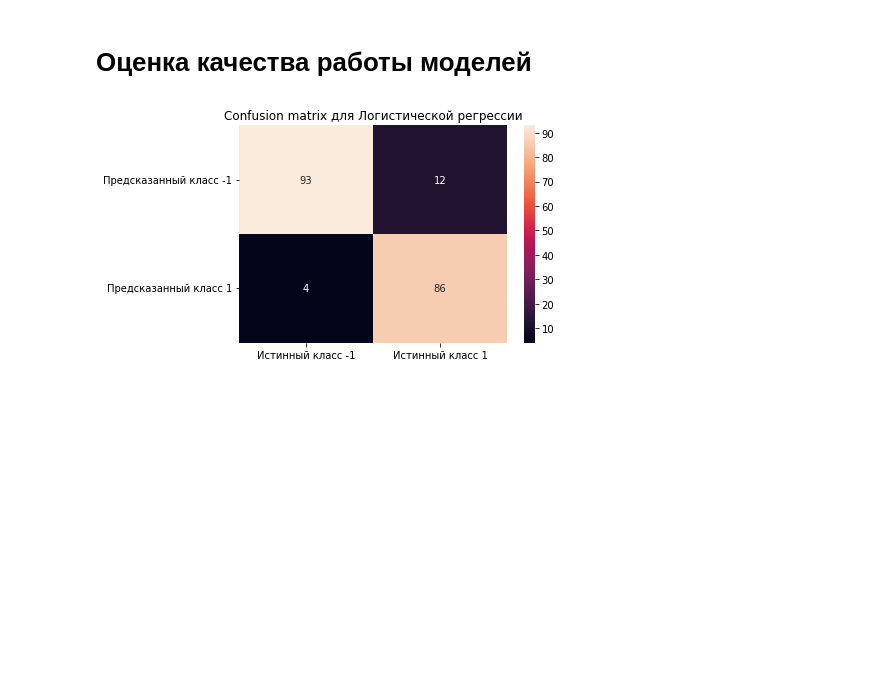
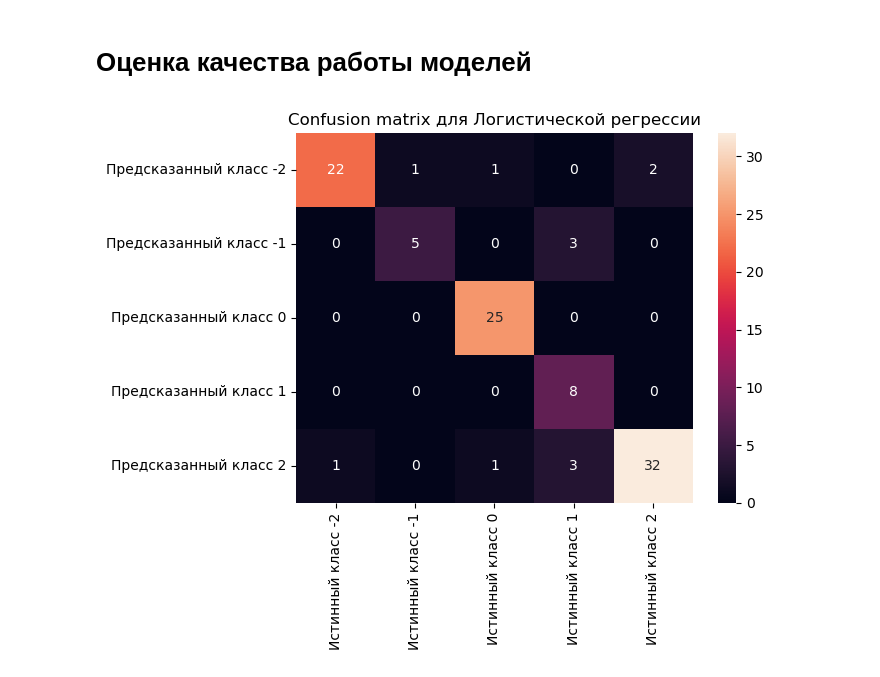
Before and after one commit to AndreiZaycev/Dictionaries-of-emotional-assessment-in-finance, a Jupyter notebook: Sentiment analysis/financial_analysis.ipynb, the cells around one changed output. Saved outputs shown, nothing was run; the diff lists cells and outputs as text; code cells hidden in the pictures; blank space fills up the shorter version.

```diff
--- a/Sentiment analysis/financial_analysis.ipynb
+++ b/Sentiment analysis/financial_analysis.ipynb
@@ -323,0 +198,3 @@ final_data_without_na.shape
+# %%
+final_data_without_na['labels'] = final_data_without_na['labels'].apply(map_labels)
+final_data_without_na['labels'].value_counts()
@@ -329,8 +316,8 @@ x_train, x_valid, y_train, y_valid = train_test_split(X, y, train_size=0.85, ran
 # %%
 from sklearn.feature_extraction.text import TfidfVectorizer
 from sklearn.feature_extraction.text import CountVectorizer
-cv_bigram, cv_word = CountVectorizer(ngram_range=(2,2)), CountVectorizer(ngram_range=(1,1))
-tfid_bigram, tfid_word = TfidfVectorizer(ngram_range=(2, 2)), TfidfVectorizer(ngram_range=(1, 1))
+cv_bigram, cv_word = CountVectorizer(ngram_range=(2,3)), CountVectorizer(ngram_range=(1,2))
+tfid_bigram, tfid_word = TfidfVectorizer(ngram_range=(2, 3)), TfidfVectorizer(ngram_range=(1, 2))
 
 X, X1, X_cv_bigram, X_cv_word = tfid_bigram.fit_transform(x_train), tfid_word.fit_transform(x_train), cv_bigram.fit_transform(x_train), cv_word.fit_transform(x_train)
 X_test, X_test1, X_test_cv_bigram, X_test_cv_word = tfid_bigram.transform(x_valid), tfid_word.transform(x_valid), cv_bigram.transform(x_valid), cv_word.transform(x_valid)
@@ -340,6 +327,7 @@ from sklearn.model_selection import cross_validate
 from sklearn.metrics import make_scorer
 from sklearn.model_selection import StratifiedKFold
 from sklearn.model_selection import GridSearchCV
+import numpy as np
 from sklearn.metrics import f1_score
 pipe = Pipeline([('TfidfVectorizer', TfidfVectorizer(ngram_range=(2, 2))), \
                 ('SGD', SGDClassifier(n_jobs=-1))])
@@ -351,16 +339,17 @@ pipe3 = Pipeline([('CountVectorizer', CountVectorizer(ngram_range=(2,2))), \
                 ('SGD', SGDClassifier(n_jobs=-1))])
 param_grid = {
 
-        'SGD__alpha': np.logspace(-3, 2)
+        'SGD__alpha': np.logspace(-3, 2, num=5)
 }
+
 crs = GridSearchCV(pipe,  param_grid=param_grid,
-                   cv=StratifiedKFold(n_splits=4, shuffle=True), scoring=make_scorer(f1_score))
+                   cv=StratifiedKFold(n_splits=4, shuffle=True), scoring=make_scorer(f1_score, average='macro'))
 crs1 = GridSearchCV(pipe1,  param_grid=param_grid,
-                   cv=StratifiedKFold(n_splits=4, shuffle=True), scoring=make_scorer(f1_score))
+                   cv=StratifiedKFold(n_splits=4, shuffle=True), scoring=make_scorer(f1_score, average='macro'))
 crs2 = GridSearchCV(pipe2,  param_grid=param_grid,
-                   cv=StratifiedKFold(n_splits=4, shuffle=True), scoring=make_scorer(f1_score))
+                   cv=StratifiedKFold(n_splits=4, shuffle=True), scoring=make_scorer(f1_score, average='macro'))
 crs3 = GridSearchCV(pipe3,  param_grid=param_grid,
-                   cv=StratifiedKFold(n_splits=4, shuffle=True), scoring=make_scorer(f1_score))
+                   cv=StratifiedKFold(n_splits=4, shuffle=True), scoring=make_scorer(f1_score, average='macro'))
 crs.fit(final_data_without_na[text], final_data_without_na[target])
 crs1.fit(final_data_without_na[text], final_data_without_na[target])
 crs2.fit(final_data_without_na[text], final_data_without_na[target])
@@ -430,8 +412,8 @@ CountVectorizer word 0.7692307692307693
 # SVC
 # %%
 from sklearn.svm import LinearSVC
-text = 'Text RU'
-target = 'target'
+text = 'Text EN'
+target = 'labels'
 pipe = Pipeline([('TfidfVectorizer', TfidfVectorizer(ngram_range=(2, 2))), \
                 ('SGD', LinearSVC())])
 pipe1 = Pipeline([('TfidfVectorizer', TfidfVectorizer(ngram_range=(1,1))), \
@@ -445,13 +427,13 @@ param_grid = {
         'SGD__C': [ 10 ** i for i in range(-5, 3) ]
 }
 crs = GridSearchCV(pipe,  param_grid=param_grid,
-                   cv=StratifiedKFold(n_splits=4, shuffle=True), scoring=make_scorer(f1_score))
+                   cv=StratifiedKFold(n_splits=4, shuffle=True), scoring=make_scorer(f1_score, average='macro'))
 crs1 = GridSearchCV(pipe1,  param_grid=param_grid,
-                   cv=StratifiedKFold(n_splits=4, shuffle=True), scoring=make_scorer(f1_score))
+                   cv=StratifiedKFold(n_splits=4, shuffle=True), scoring=make_scorer(f1_score, average='macro'))
 crs2 = GridSearchCV(pipe2,  param_grid=param_grid,
-                   cv=StratifiedKFold(n_splits=4, shuffle=True), scoring=make_scorer(f1_score))
+                   cv=StratifiedKFold(n_splits=4, shuffle=True), scoring=make_scorer(f1_score, average='macro'))
 crs3 = GridSearchCV(pipe3,  param_grid=param_grid,
-                   cv=StratifiedKFold(n_splits=4, shuffle=True), scoring=make_scorer(f1_score))
+                   cv=StratifiedKFold(n_splits=4, shuffle=True), scoring=make_scorer(f1_score, average='macro'))
 crs.fit(final_data_without_na[text], final_data_without_na[target])
 crs1.fit(final_data_without_na[text], final_data_without_na[target])
 crs2.fit(final_data_without_na[text], final_data_without_na[target])
@@ -563,17 +575,17 @@ CountVectorizer word 0.7743589743589744
 # %%
 best_models = [(best2, 'Логистической регрессии'), (svc2, 'Метода опорных векторов'), (cat2, 'Градиентного бустинга'), (rf2, 'Случайного леса')]
 from sklearn.metrics import confusion_matrix
 import seaborn as sns
 import matplotlib.pyplot as plt
 import numpy as np
+grades = [-2, -1, 0, 1, 2]
 def estimate(best2, name):
     plt.title(f'Confusion matrix для {name}')
     sns.heatmap(pd.DataFrame(confusion_matrix(best2.predict(X_test_cv_bigram), y_valid.astype(np.int64)),\
-                            columns=['Истинный класс -1', 'Истинный класс 1'], index=['Предсказанный класс -1', \
-                                   'Предсказанный класс 1']), annot=True, fmt='')
+                            columns=['Истинный класс ' + str(grade) for grade in grades], index=['Предсказанный класс ' + str(grade) for grade in grades]), annot=True, fmt='')
 estimate(*best_models[0])
 # %% [output]
-[figure, old version]
+[figure, new version]
 # %%
 estimate(*best_models[1])
 # %% [output]
```
Also changed, not shown: parts of 102 cells of this notebook, 9 other files.
